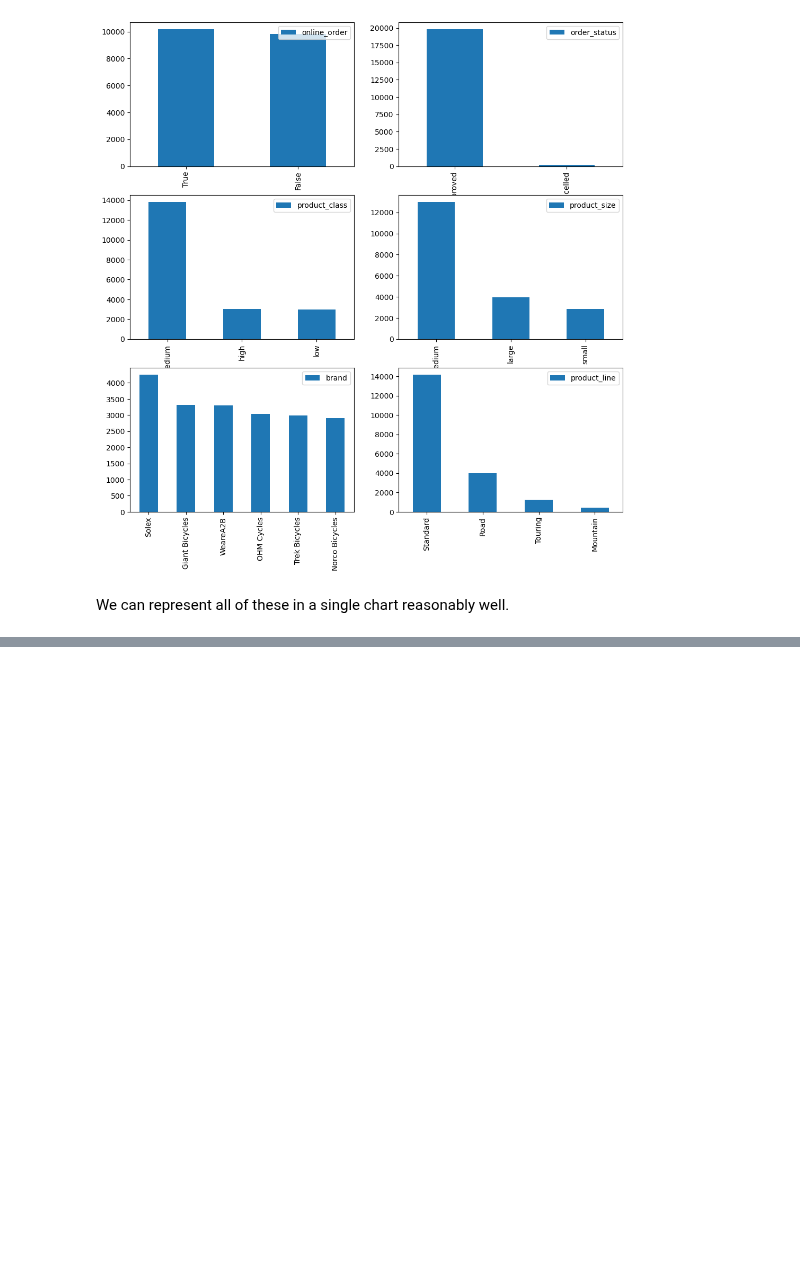
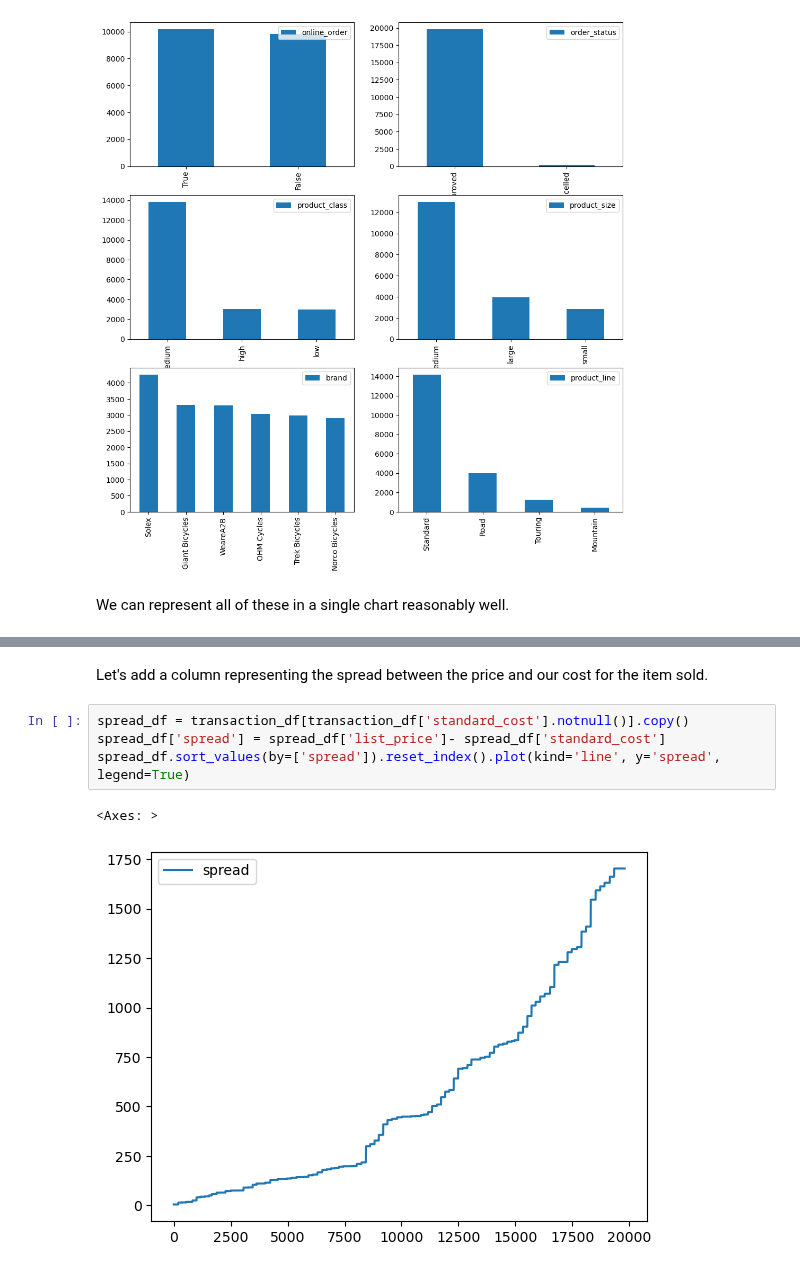
Before and after one commit to mikedelong/kaggle-workbooks, a Jupyter notebook: subplots-and-bar-charts.ipynb, the cells around one changed output, grey strips where cells are left out. Cells and saved outputs as stored; diff of their text form; blank space fills up the shorter version.

Commit message:
Kaggle Notebook | Subplots and bar charts | Version 4

```diff
--- a/subplots-and-bar-charts.ipynb
+++ b/subplots-and-bar-charts.ipynb
@@ -77,3 +79,12 @@ class_first = ['product_class', 'product_size', 'brand', 'product_line', ]
 treemap(data_frame=transaction_df.groupby(by=class_first).size().reset_index(), path=class_first, values=0).show()
 # %% [output]
 [interactive output not drawn]
+# %% [markdown]
+Let's add a column representing the spread between the price and our cost for the item sold.
+# %%
+spread_df = transaction_df[transaction_df['standard_cost'].notnull()].copy()
+spread_df['spread'] = spread_df['list_price']- spread_df['standard_cost']
+spread_df.sort_values(by=['spread']).reset_index().plot(kind='line', y='spread', legend=True)
+# %% [output]
+<Axes: >
+[figure, added]
```
Also changed, not shown: parts of 6 cells of this notebook.
